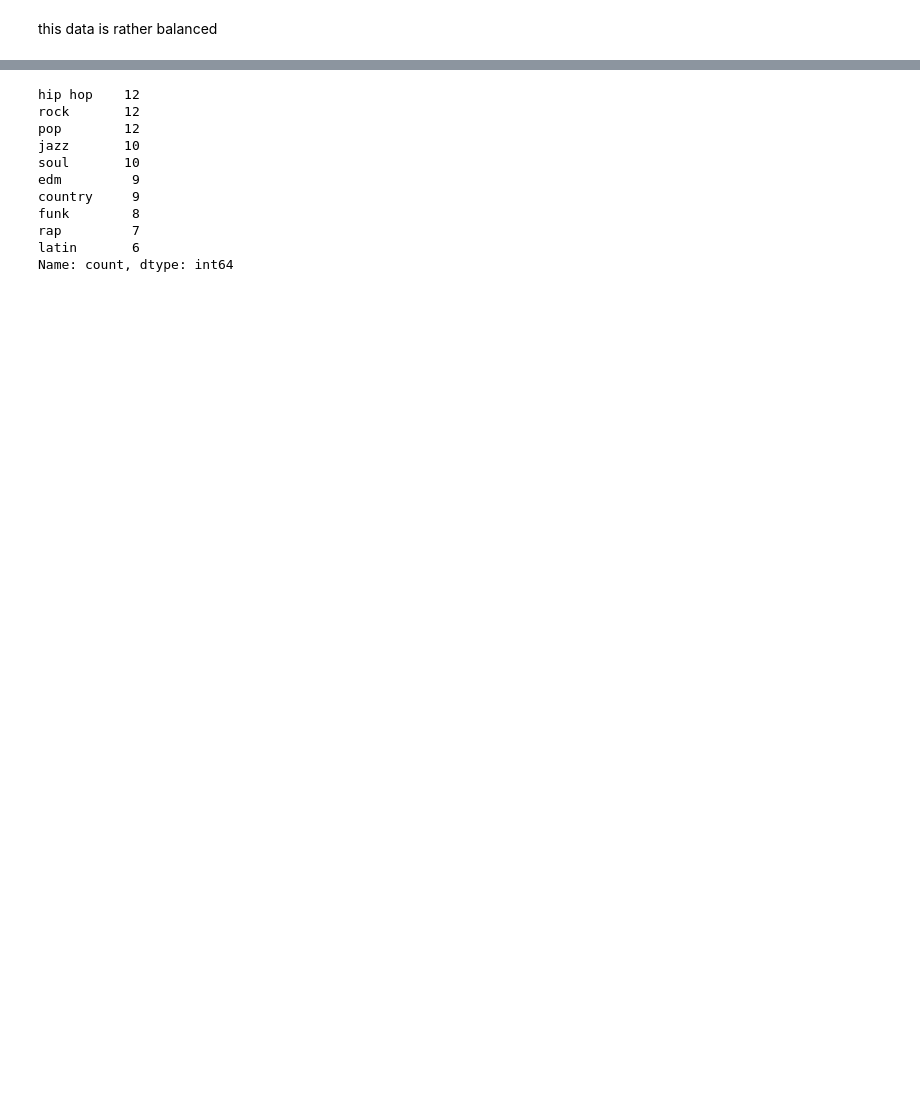
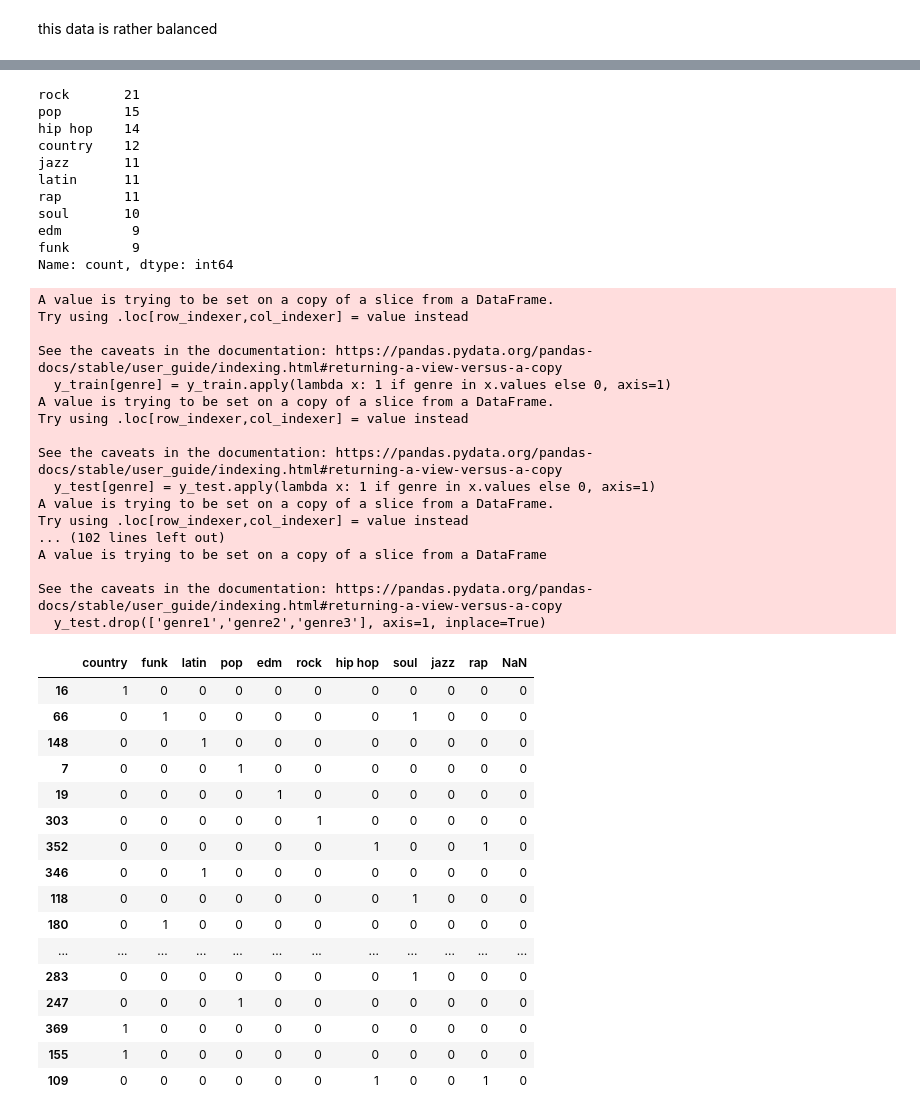
Before and after one commit to jbrismor/DSAN5300, a Jupyter notebook: docs/artist_classification.ipynb, the cells around one changed output, grey strips where cells are left out. Drawn from its saved outputs; the diff is of its cells as text; code cells hidden in the pictures; blank space fills up the shorter version.

```diff
--- a/docs/artist_classification.ipynb
+++ b/docs/artist_classification.ipynb
@@ -44,0 +52,9 @@ artists.head(20)
+# %%
+# delete Roger Miller
+artists = artists.drop(artists[artists['artist_name'] == 'Roger Miller'].index)
+
+# set genre1 for 'The Beach Boys' to 'rock'
+artists.loc[artists['artist_name'] == 'The Beach Boys', 'genre1'] = 'rock'
+
+# look at rows where artist_name == The Beach Boys
+artists[artists['artist_name'] == 'The Beach Boys']
@@ -152,10 +150,12 @@ artists.head(20)
 # split the data into training and testing sets, with 80% of the data for training and 20% for testing
 from sklearn.model_selection import train_test_split
 
-train, test = train_test_split(artists, test_size=0.2, random_state=42)
+train, test = train_test_split(artists, test_size=0.25, random_state=42)
 
 # split the data into features and target, target being three columns ['genre1','genre2','genre3']
 X_train = train.drop(['artist_name','artist_id','genre1','genre2','genre3'], axis=1)
 y_train = train[['genre1','genre2','genre3']]
 X_test = test.drop(['artist_name','artist_id','genre1','genre2','genre3'], axis=1)
 y_test = test[['genre1','genre2','genre3']]
+
+print("Shape of X_train: ", X_train.shape, "\nShape of X_test: ", X_test.shape, "\nShape of y_train: ", y_train.shape, "\nShape of y_test: ", y_test.shape)
@@ -184,14 +185,61 @@ Name: count, dtype: int64
 y_test_genres = pd.concat([y_test['genre1'], y_test['genre2'], y_test['genre3']])
 y_test_genres.value_counts()
 # %% [output]
-hip hop    12
-rock       12
-pop        12
-jazz       10
+rock       21
+pop        15
+hip hop    14
+country    12
+jazz       11
+latin      11
+rap        11
 soul       10
 edm         9
-country     9
-funk        8
-rap         7
-latin       6
+funk        9
 Name: count, dtype: int64
+# %%
+# create a new column for each genre in y_train and y_test and set it to 1 if the genre is present in genre1, genre2, or genre3
+for genre in y_train_genres.unique():
+    y_train[genre] = y_train.apply(lambda x: 1 if genre in x.values else 0, axis=1)
+    y_test[genre] = y_test.apply(lambda x: 1 if genre in x.values else 0, axis=1)
+
+# drop genre1, genre2, genre3 from y_train and y_test
+y_train.drop(['genre1','genre2','genre3'], axis=1, inplace=True)
+y_test.drop(['genre1','genre2','genre3'], axis=1, inplace=True)
+
+# what does the data look like now?
+y_train.head(20)
+# %% [output]
+A value is trying to be set on a copy of a slice from a DataFrame.
+Try using .loc[row_indexer,col_indexer] = value instead
+
+See the caveats in the documentation: https://pandas.pydata.org/pandas-docs/stable/user_guide/indexing.html#returning-a-view-versus-a-copy
+  y_train[genre] = y_train.apply(lambda x: 1 if genre in x.values else 0, axis=1)
+A value is trying to be set on a copy of a slice from a DataFrame.
+Try using .loc[row_indexer,col_indexer] = value instead
+
+See the caveats in the documentation: https://pandas.pydata.org/pandas-docs/stable/user_guide/indexing.html#returning-a-view-versus-a-copy
+  y_test[genre] = y_test.apply(lambda x: 1 if genre in x.values else 0, axis=1)
+A value is trying to be set on a copy of a slice from a DataFrame.
+Try using .loc[row_indexer,col_indexer] = value instead
+... (102 lines left out)
+A value is trying to be set on a copy of a slice from a DataFrame
+
+See the caveats in the documentation: https://pandas.pydata.org/pandas-docs/stable/user_guide/indexing.html#returning-a-view-versus-a-copy
+  y_test.drop(['genre1','genre2','genre3'], axis=1, inplace=True)
+|  | country | funk | latin | pop | edm | rock | hip hop | soul | jazz | rap | NaN |
+| 16 | 1 | 0 | 0 | 0 | 0 | 0 | 0 | 0 | 0 | 0 | 0 |
+| 66 | 0 | 1 | 0 | 0 | 0 | 0 | 0 | 1 | 0 | 0 | 0 |
+| 148 | 0 | 0 | 1 | 0 | 0 | 0 | 0 | 0 | 0 | 0 | 0 |
+| 7 | 0 | 0 | 0 | 1 | 0 | 0 | 0 | 0 | 0 | 0 | 0 |
+| 19 | 0 | 0 | 0 | 0 | 1 | 0 | 0 | 0 | 0 | 0 | 0 |
+| 303 | 0 | 0 | 0 | 0 | 0 | 1 | 0 | 0 | 0 | 0 | 0 |
+| 352 | 0 | 0 | 0 | 0 | 0 | 0 | 1 | 0 | 0 | 1 | 0 |
+| 346 | 0 | 0 | 1 | 0 | 0 | 0 | 0 | 0 | 0 | 0 | 0 |
+| 118 | 0 | 0 | 0 | 0 | 0 | 0 | 0 | 1 | 0 | 0 | 0 |
+| 180 | 0 | 1 | 0 | 0 | 0 | 0 | 0 | 0 | 0 | 0 | 0 |
+| ... | ... | ... | ... | ... | ... | ... | ... | ... | ... | ... | ... |
+| 283 | 0 | 0 | 0 | 0 | 0 | 0 | 0 | 1 | 0 | 0 | 0 |
+| 247 | 0 | 0 | 0 | 1 | 0 | 0 | 0 | 0 | 0 | 0 | 0 |
+| 369 | 1 | 0 | 0 | 0 | 0 | 0 | 0 | 0 | 0 | 0 | 0 |
+| 155 | 1 | 0 | 0 | 0 | 0 | 0 | 0 | 0 | 0 | 0 | 0 |
+| 109 | 0 | 0 | 0 | 0 | 0 | 0 | 1 | 0 | 0 | 1 | 0 |
```
Also changed, not shown: parts of 13 cells of this notebook.
